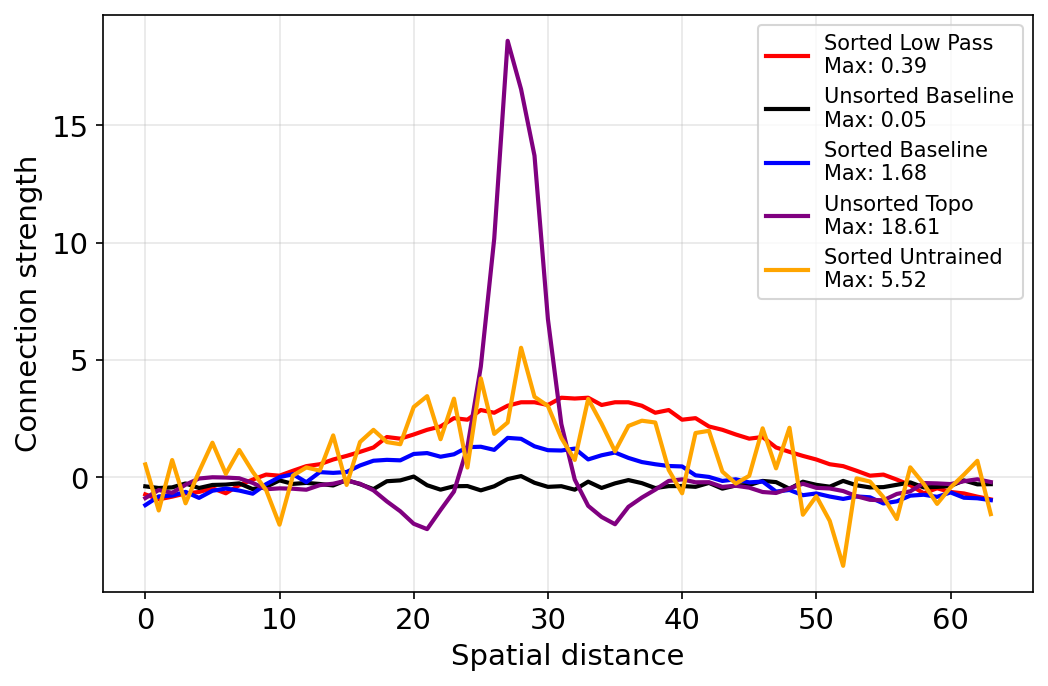
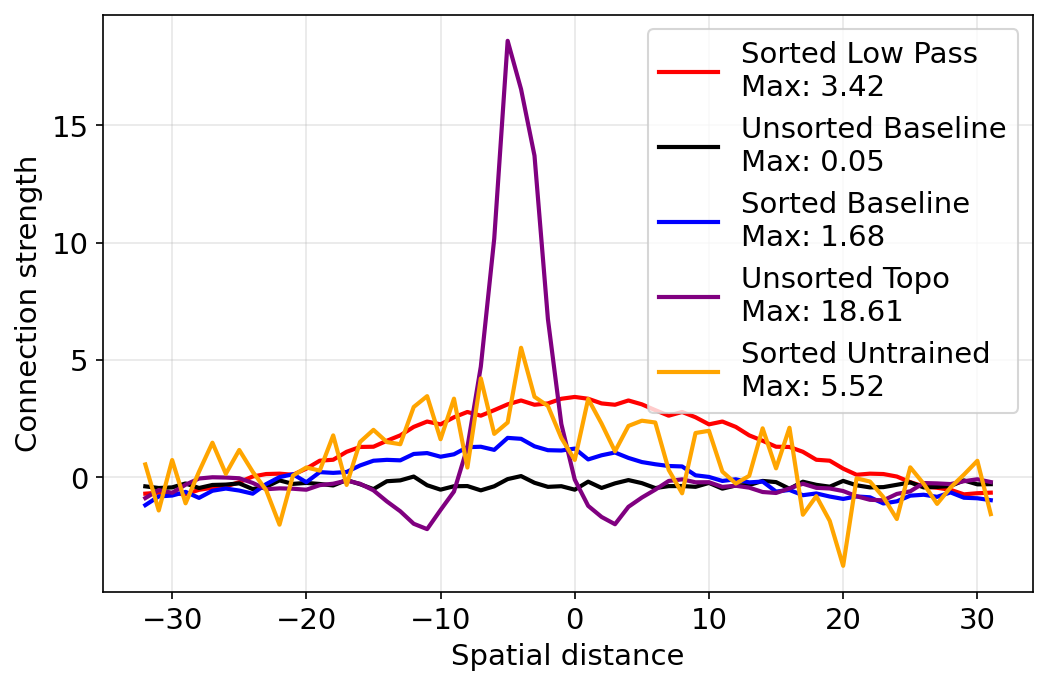
Code edit (unified diff) that turned the first committed figure into the second:
--- before
+++ after
@@ -1,3 +1,5 @@
 mid = n // 2
+x = np.arange(n) - mid
+
 slice_sorted_lp = Jmean_lp_sorted[mid, :]
 slice_unsorted_base = baseline_imroll_unsorted[mid, :]
@@ -7,17 +9,15 @@
 
 plt.figure(figsize=(8, 5))
-plt.plot(slice_sorted_lp, label=f'Sorted Low Pass\nMax: {slice_unsorted.max():.2f}', color='red', linewidth=2)
-plt.plot(slice_unsorted_base, label=f'Unsorted Baseline\nMax: {slice_unsorted_base.max():.2f}', color='black', linewidth=2)
-plt.plot(slice_sorted_base, label=f'Sorted Baseline\nMax: {slice_sorted_base.max():.2f}', color='blue', linewidth=2)
-plt.plot(slice_unsorted_topo, label=f'Unsorted Topo\nMax: {slice_unsorted_topo.max():.2f}', color='purple', linewidth=2)
-plt.plot(slice_sorted_untrained, label=f'Sorted Untrained\nMax: {slice_sorted_untrained.max():.2f}', color='orange', linewidth=2)
+plt.plot(x, slice_sorted_lp, label=f'Sorted Low Pass\nMax: {slice_sorted_lp.max():.2f}', color='red', linewidth=2)
+plt.plot(x, slice_unsorted_base, label=f'Unsorted Baseline\nMax: {slice_unsorted_base.max():.2f}', color='black', linewidth=2)
+plt.plot(x, slice_sorted_base, label=f'Sorted Baseline\nMax: {slice_sorted_base.max():.2f}', color='blue', linewidth=2)
+plt.plot(x, slice_unsorted_topo, label=f'Unsorted Topo\nMax: {slice_unsorted_topo.max():.2f}', color='purple', linewidth=2)
+plt.plot(x, slice_sorted_untrained, label=f'Sorted Untrained\nMax: {slice_sorted_untrained.max():.2f}', color='orange', linewidth=2)
 
 plt.xlabel('Spatial distance', fontsize=14)
 plt.ylabel('Connection strength', fontsize=14)
-plt.legend(fontsize=14)
 plt.xticks(fontsize=14)
 plt.yticks(fontsize=14)
-
-plt.legend()
+plt.legend(fontsize=14)
 plt.grid(True, alpha=0.3)
 

Commit: Editable matplotlib figures